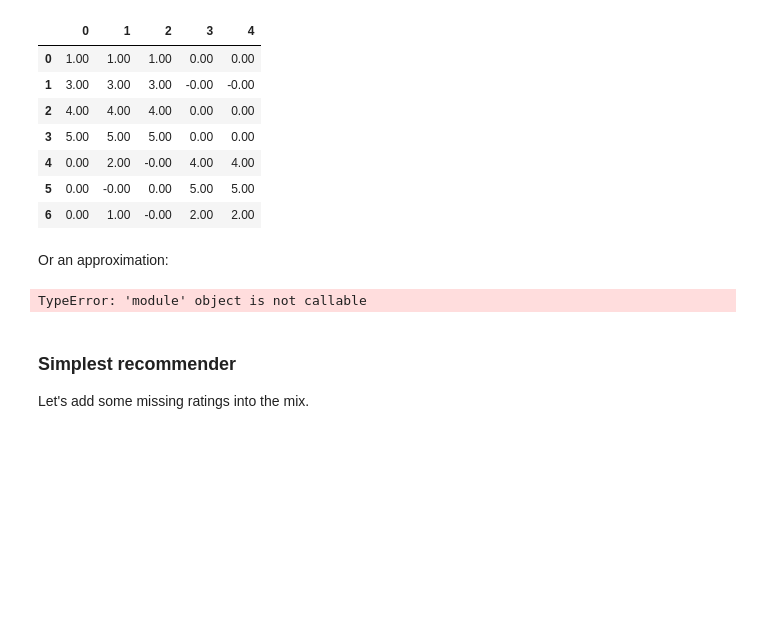
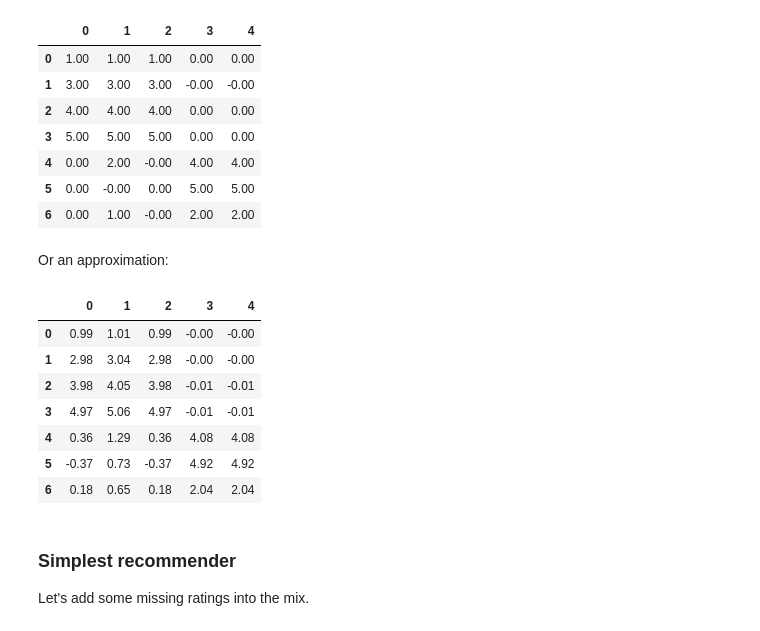
Before and after one commit to trokas/ai_primer, a Jupyter notebook: _sources/SVD.ipynb, the cells around one changed output. Cells and saved outputs as stored; diff of their text form; code cells hidden in the pictures; blank space fills up the shorter version.

```diff
--- a/_sources/SVD.ipynb
+++ b/_sources/SVD.ipynb
@@ -566,8 +423,6 @@ Similarly as with images SVD can be used to reveal most important components of
 **NOTE:** make sure that you can explain why each step is needed. If you need more explanation, read through this [discussion](https://stats.stackexchange.com/questions/134282/relationship-between-svd-and-pca-how-to-use-svd-to-perform-pca), it contains some good links too.
 
 This is a neat trick if we want to apply simple model (for example linear regression) on high dimensional datasets.
-# %%
-X = load_diabetes().data
 # %%
 X = (X - X.mean(axis=0)) / X.std(axis=0)    # this is called Standard Scaling
 U, S, V = np.linalg.svd(X)
@@ -672,3 +520,0 @@ data = fetch_olivetti_faces()
-# %%
-X = data['images']
-X.shape
@@ -690,3 +520,0 @@ plot(X[0])
-# %%
-X = X.reshape((400, 64*64))
-X.shape
@@ -720,9 +520,0 @@ plot(face_reconstruct.reshape((64, 64)))
-# %%
-import glob
-from sklearn.utils.extmath import randomized_svd
-
-X = np.array([np.asarray(Image.open(path)) for path in glob.glob('CroppedYale/*/*E*.pgm')])
-X = X.reshape((2414, 192 * 168))
-
-avg_face = X.mean(axis=0)     # Average face
-U, S, V = randomized_svd((X - avg_face).T, n_components=2000)
@@ -883,9 +659,16 @@ display((U[:,:3] * S[:3]).dot(V[:3]))
 # %% [markdown]
 Or an approximation:
 # %%
-display((U[:,:1] * S[:1]).dot(V[:]))
+display((U[:,:2] * S[:2]).dot(V[:2]))
 # %% [output]
-TypeError: 'module' object is not callable
+|  | 0 | 1 | 2 | 3 | 4 |
+| 0 | 0.99 | 1.01 | 0.99 | -0.00 | -0.00 |
+| 1 | 2.98 | 3.04 | 2.98 | -0.00 | -0.00 |
+| 2 | 3.98 | 4.05 | 3.98 | -0.01 | -0.01 |
+| 3 | 4.97 | 5.06 | 4.97 | -0.01 | -0.01 |
+| 4 | 0.36 | 1.29 | 0.36 | 4.08 | 4.08 |
+| 5 | -0.37 | 0.73 | -0.37 | 4.92 | 4.92 |
+| 6 | 0.18 | 0.65 | 0.18 | 2.04 | 2.04 |
 # %% [markdown]
 ### Simplest recommender
 
```
Also changed, not shown: parts of 57 cells of this notebook, 29 other files.
